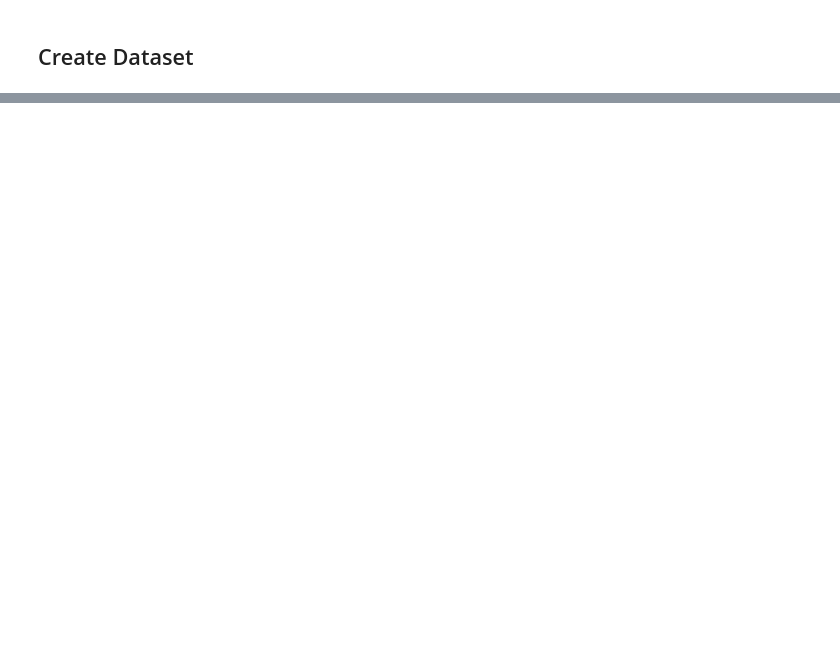
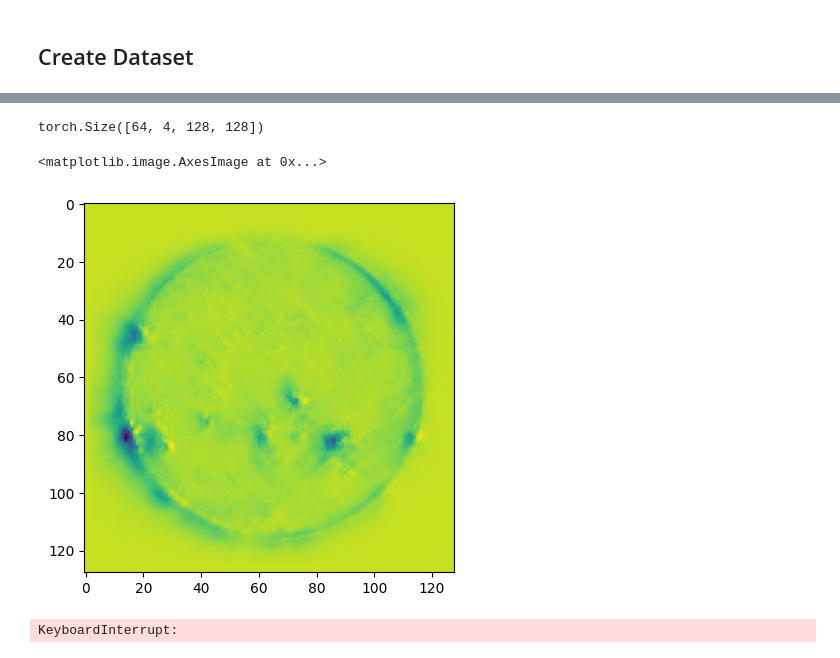
Before and after one commit to ErUM-Data-Hub/Challenges, a Jupyter notebook: solar/challenge.ipynb, the cells around one changed output, grey strips where cells are left out. Drawn from its saved outputs; the diff is of its cells as text; code cells hidden in the pictures; blank space fills up the shorter version.

```diff
--- a/solar/challenge.ipynb
+++ b/solar/challenge.ipynb
@@ -242,0 +157,9 @@ TypeError: default_collate: batch must contain tensors, numpy arrays, numbers, d
+# %%
+device = (
+    "cuda"
+    if torch.cuda.is_available()
+    else "mps"
+    if torch.backends.mps.is_available()
+    else "cpu"
+)
+print(f"Using {device} device")
@@ -242,0 +168,19 @@ TypeError: default_collate: batch must contain tensors, numpy arrays, numbers, d
+# %%
+class CNN(nn.Module):
+    def __init__(self):
+        super().__init__()
+        self.cnn_stack = nn.Sequential(
+            nn.Conv2d(in_channels=5, out_channels=32, kernel_size=3),
+            nn.ReLU(),
+            nn.Conv2d(in_channels=32, out_channels=64, kernel_size=3),
+            nn.ReLU(),
+            nn.Conv2d(in_channels=64, out_channels=4, kernel_size=3, padding=3)
+        )
+
+
+    def forward(self, x):
+        x = self.cnn_stack(x)
+        return x
+# %%
+model = CNN().to(device)
+print(model)
@@ -242,0 +197,11 @@ TypeError: default_collate: batch must contain tensors, numpy arrays, numbers, d
+# %%
+X = train_features.to(device=device)
+y = model(X)
+y.shape
+# %% [output]
+torch.Size([64, 4, 128, 128])
+# %%
+plt.imshow(y[0,0].cpu().detach().numpy())
+# %% [output]
+<matplotlib.image.AxesImage at 0x...>
+[figure, added]
@@ -242,0 +252,10 @@ TypeError: default_collate: batch must contain tensors, numpy arrays, numbers, d
+# %%
+model = CNN().to(device)
+criterion = nn.MSELoss()
+optimizer = torch.optim.Adam(model.parameters(), lr=1e-7, weight_decay=1e-2)
+lr_finder = LRFinder(model, optimizer, criterion, device=device)
+lr_finder.range_test(train_loader, end_lr=100, num_iter=100)
+lr_finder.plot() # to inspect the loss-learning rate graph
+lr_finder.reset() # to reset the model and optimizer to their initial state
+# %% [output]
+KeyboardInterrupt:
```
Also changed, not shown: parts of 39 cells of this notebook.
